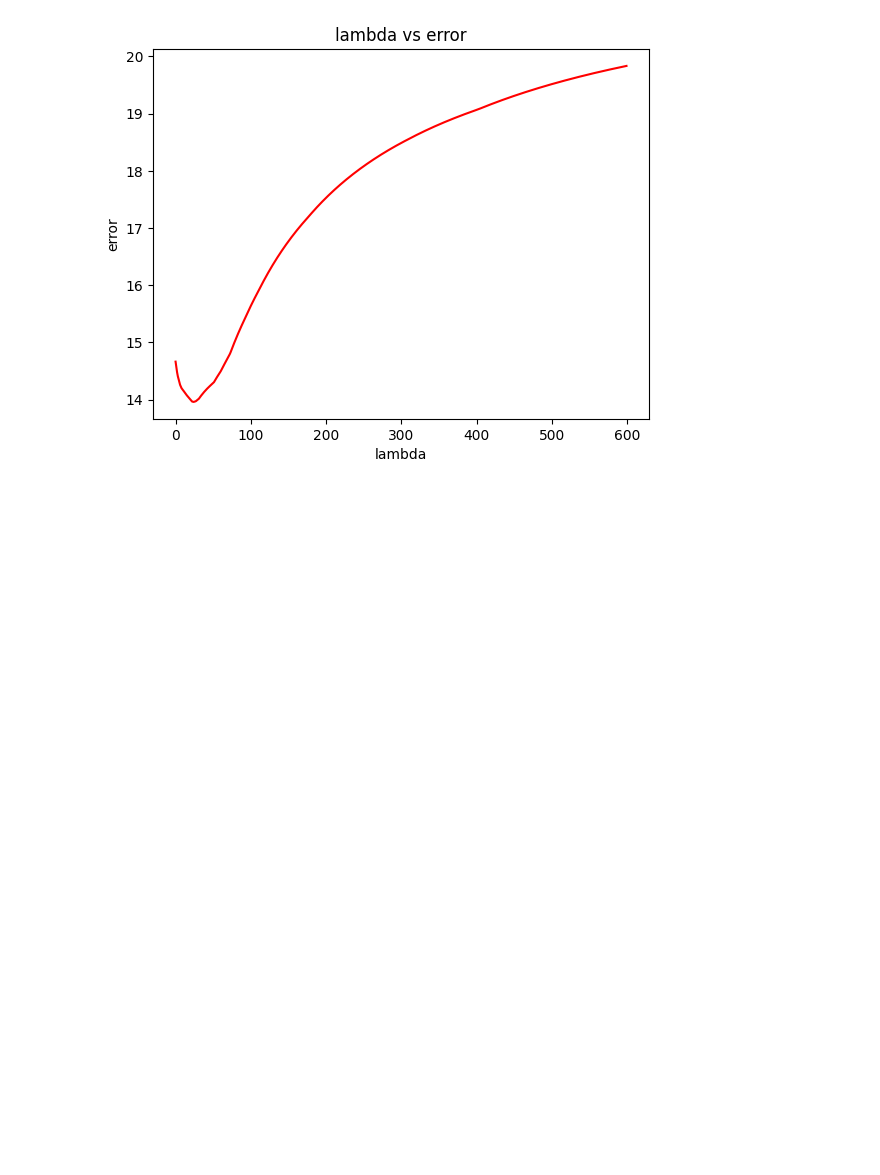
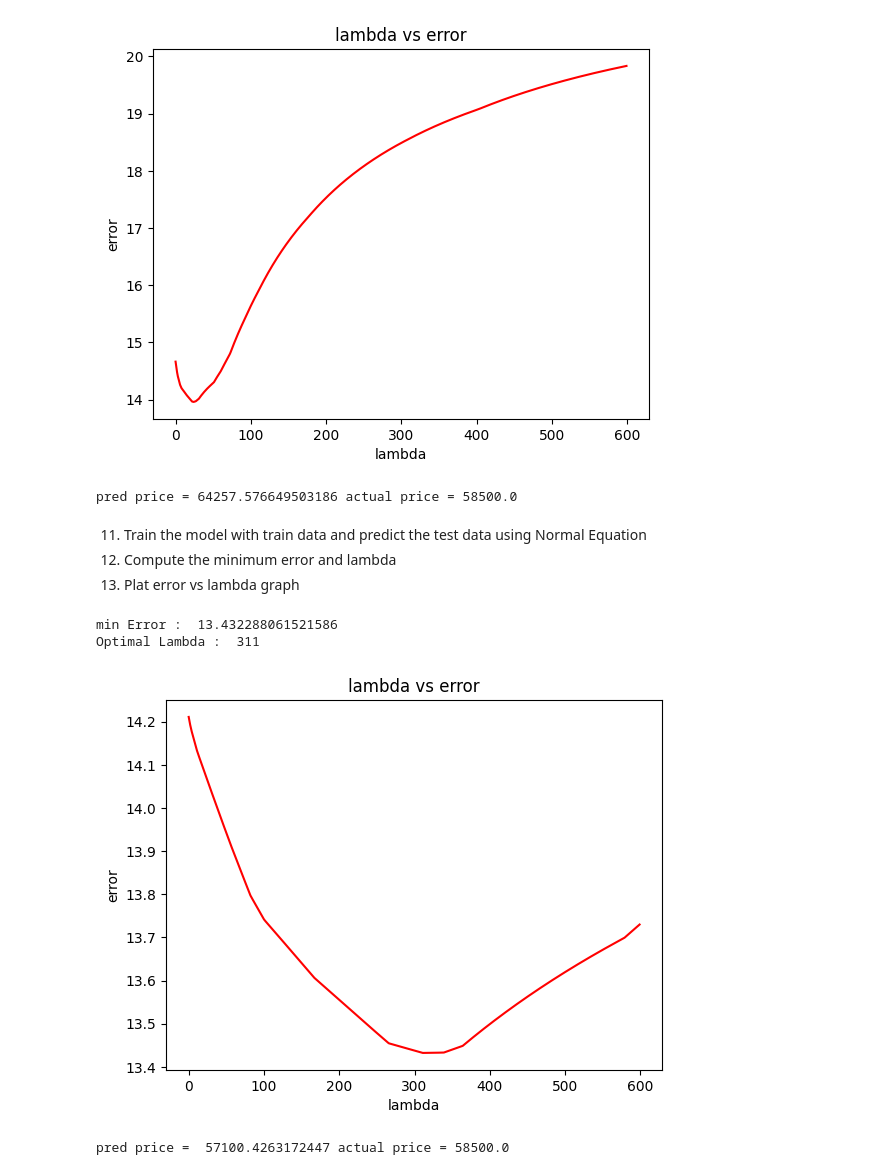
Before and after one commit to coding-is-everything/Kaggle_Notebooks, a Jupyter notebook: housing-price-prediction-using-regularised-lr.ipynb, the cells around one changed output. Saved outputs shown, nothing was run; the diff lists cells and outputs as text; code cells hidden in the pictures; blank space fills up the shorter version.

Commit message:
Kaggle Notebook | Housing-price_prediction_using_regularised_LR | Version 2

```diff
--- a/housing-price-prediction-using-regularised-lr.ipynb
+++ b/housing-price-prediction-using-regularised-lr.ipynb
@@ -123,3 +123,41 @@ plotGraph(np.arange(lam_range),error_matrix,'lambda','error','lambda vs error')
 min Error  :  13.960611355440056 %
 Optimal Lambda :  24
 [figure]
+# %%
+print('pred price =', denormalise_price(Y_pred[2][0]), 'actual price =', denormalise_price(Y_test[2][0]))
+# %% [output]
+pred price = 64257.576649503186 actual price = 58500.0
+# %% [markdown]
+11. Train the model with train data and predict the test data using Normal Equation
+12. Compute the minimum error and lambda
+13. Plat error vs lambda graph
+# %%
+error_mat = []
+lam_range = 600
+
+for lam in range(lam_range):
+    theta = normalEquation(X,Y,lam)
+    Cost = computeCost(X_train, Y_train, theta.T,lam)
+    Y_pred = X_test.dot(theta)
+    error = computeError(denormalise_price(Y_pred), denormalise_price(Y_test))
+    error_mat.append(error*100)
+
+optimal_lambda = 0
+min_error = 9999
+
+for i in range(len(error_mat)):
+    if error_mat[i] < min_error:
+        optimal_lambda = i
+        min_error = error_mat[i]
+
+print("min Error : ", min_error)
+print("Optimal Lambda : ", optimal_lambda)
+plotGraph(np.arange(lam_range), error_mat, 'lambda', 'error', 'lambda vs error')
+# %% [output]
+min Error :  13.432288061521586
+Optimal Lambda :  311
+[figure, added]
+# %%
+print('pred price = ', denormalise_price(Y_pred[2][0]), 'actual price =', denormalise_price(Y_test[2][0]))
+# %% [output]
+pred price =  57100.4263172447 actual price = 58500.0
```
